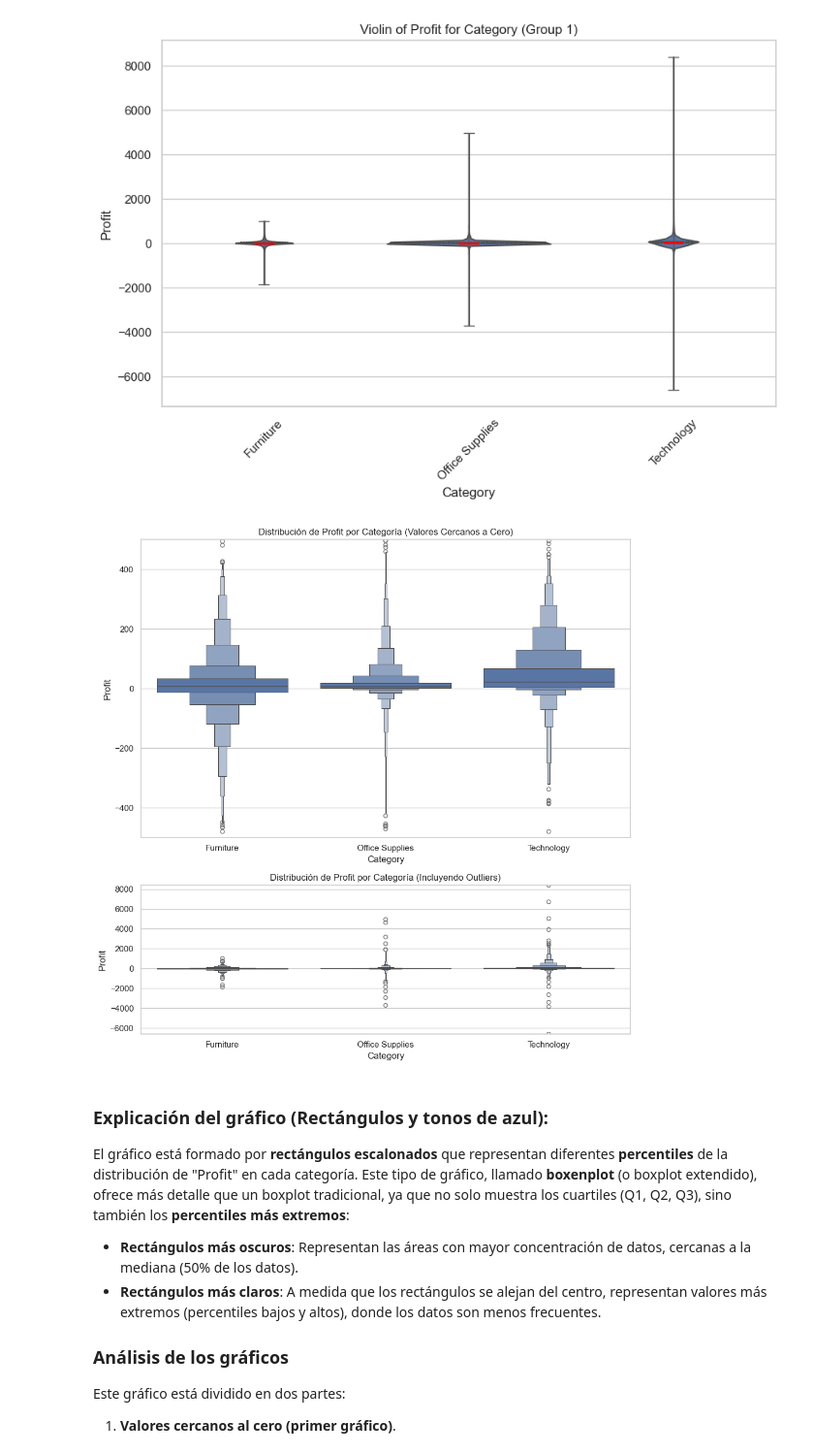
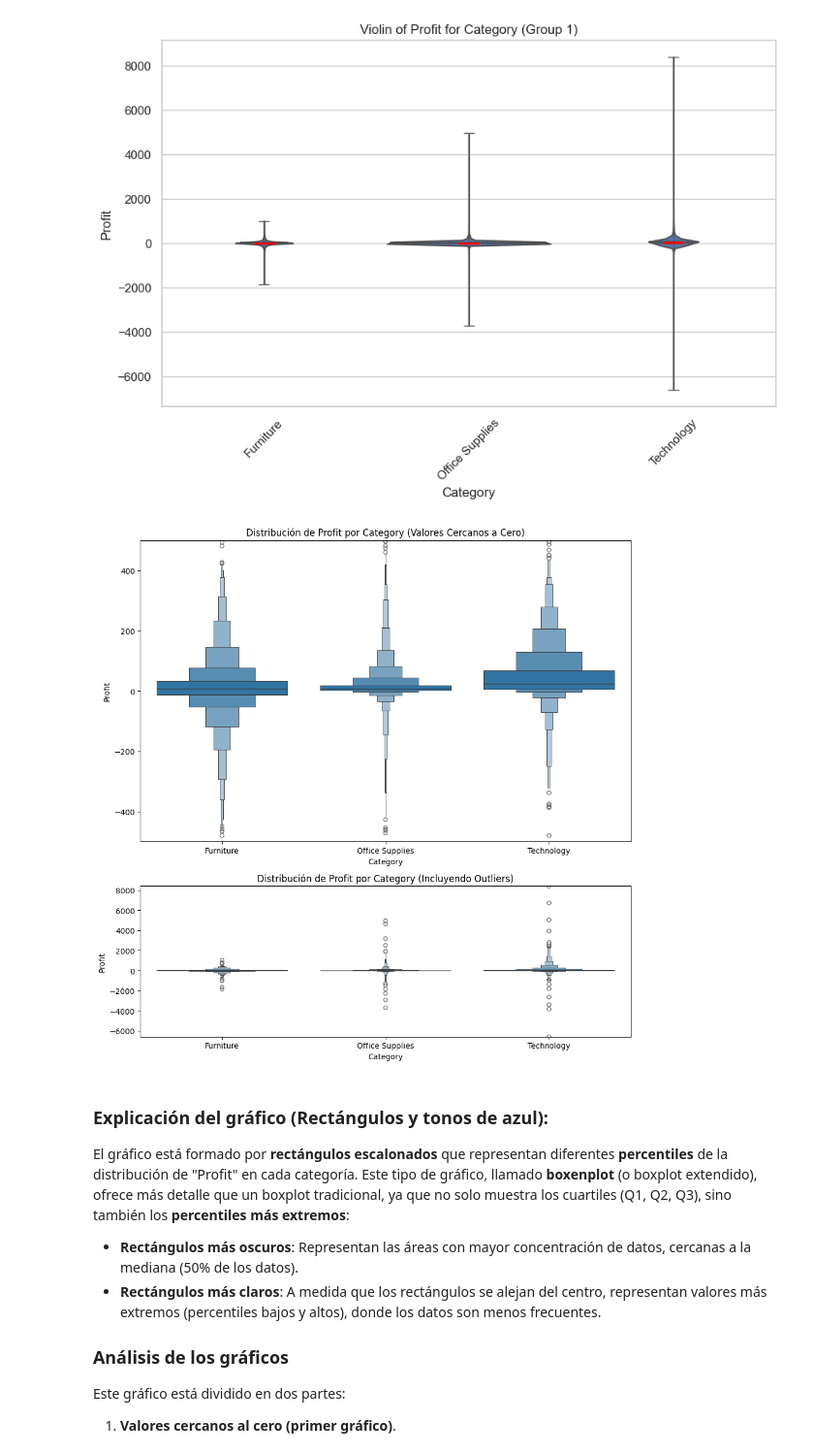
Before and after one commit to JaimeInchaurraga/03_EDA_Superstore_23, a Jupyter notebook: notebooks/03_bivariate_categorical_vs_numerical.ipynb, the cells around one changed output. Shown: that part at 97% size. Saved outputs shown, nothing was run; the diff lists cells and outputs as text; code cells hidden in the pictures.

```diff
--- a/notebooks/03_bivariate_categorical_vs_numerical.ipynb
+++ b/notebooks/03_bivariate_categorical_vs_numerical.ipynb
@@ -389,34 +389,11 @@ Name: Profit, dtype: float64
 v.plot_grouped_plots(df, 'Category', 'Profit', plot_type='violin', median_color='red')
 # %% [output]
 [figure]
-# %%
-import seaborn as sns
-import matplotlib.pyplot as plt
-
-# Definir el umbral para valores cercanos a cero
-threshold = 500
-
-# Filtrar los datos cercanos a cero
-df_cerca_cero = df[(df['Profit'] >= -threshold) & (df['Profit'] <= threshold)]
-
-# Crear la figura con dos gráficos
-fig, axes = plt.subplots(2, 1, figsize=(10, 10), gridspec_kw={'height_ratios': [2, 1]})
-
-# Gráfico 1: Valores cercanos a cero
-sns.boxenplot(x='Category', y='Profit', data=df_cerca_cero, ax=axes[0])
-axes[0].set_title('Distribución de Profit por Categoría (Valores Cercanos a Cero)')
-axes[0].set_ylim(-threshold, threshold)
-
-# Gráfico 2: Todos los valores, incluyendo outliers
-sns.boxenplot(x='Category', y='Profit', data=df, ax=axes[1])
-axes[1].set_title('Distribución de Profit por Categoría (Incluyendo Outliers)')
-axes[1].set_ylim(df['Profit'].min(), df['Profit'].max())
-
-# Ajustar el diseño
-plt.tight_layout()
-plt.show()
-# %% [output]
-[figure, removed]
+# %%
+
+v.plot_grouped_plots_2(df, 'Category', 'Profit', threshold=500)
+# %% [output]
+[figure, added]
 # %% [markdown]
 ### Explicación del gráfico (Rectángulos y tonos de azul):
 
```
Also changed, not shown: parts of 8 cells of this notebook, 3 other files.
